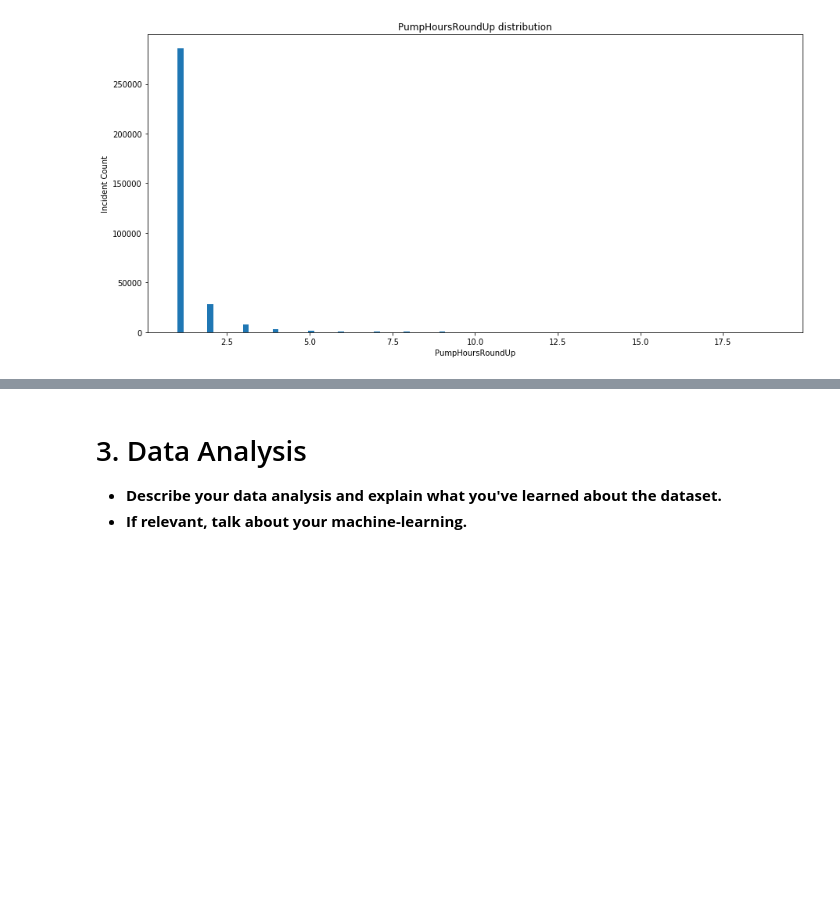
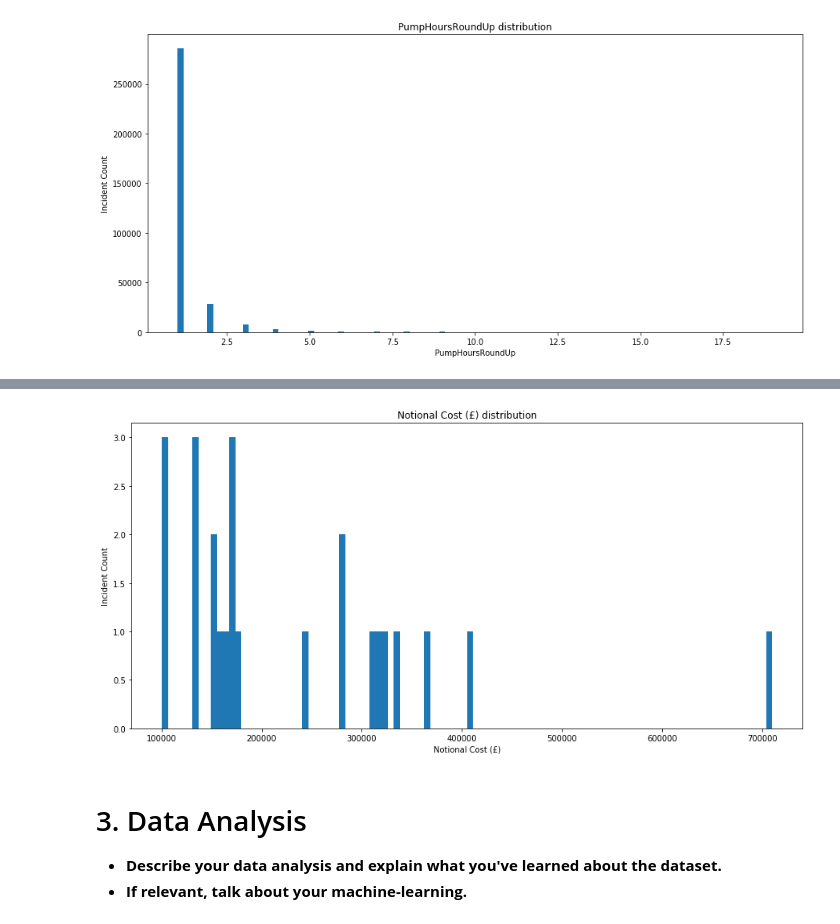
Before and after one commit to hlynurarni/Social-Data-Analysis-Final, a Jupyter notebook: Explainer Notebook.ipynb, the cells around one changed output, grey strips where cells are left out. Cells and saved outputs as stored; diff of their text form; code cells hidden in the pictures; blank space fills up the shorter version.

```diff
--- a/Explainer Notebook.ipynb
+++ b/Explainer Notebook.ipynb
@@ -440,3 +452,7 @@ simplePlottingFunction(df.PumpHoursRoundUp[df.PumpHoursRoundUp < 20], 'hist', Fa
+# %%
+simplePlottingFunction(df['Notional Cost (£)'][df['Notional Cost (£)'] > 100000], 'hist', False);
+# %% [output]
+[figure, added]
 # %% [markdown]
 # 3. Data Analysis
 * **Describe your data analysis and explain what you've learned about the dataset.**
```
Also changed, not shown: parts of 3 cells of this notebook.
